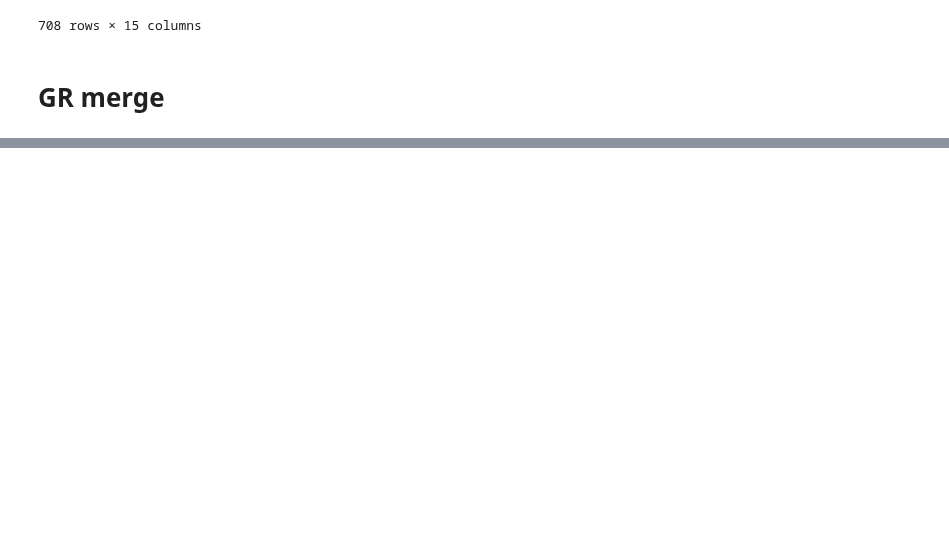
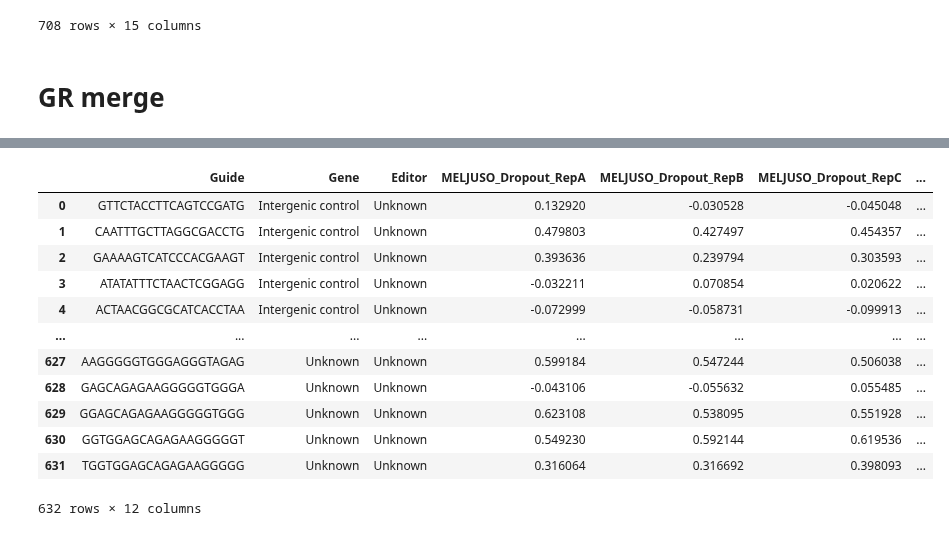
Before and after one commit to QuantitativeBiology/BECancerResistome, a Jupyter notebook: BECancerResistome/Processing/merging.ipynb, the cells around one changed output, grey strips where cells are left out. Cells and saved outputs as stored; diff of their text form; code cells hidden in the pictures; blank space fills up the shorter version.

```diff
--- a/BECancerResistome/Processing/merging.ipynb
+++ b/BECancerResistome/Processing/merging.ipynb
@@ -3,3 +3,8 @@
 # %%
 import numpy as np
 import pandas as pd
+from dotenv import load_dotenv
+import os
+
+load_dotenv()
+base_dir = os.getenv("BASE_DIR")
@@ -182,0 +115,29 @@ bes
+# %%
+#for counts files better concat
+A540=os.path.join(base_dir,'5_LFC/GR/GR_A549_ABE_CBE_MELJUSO_CBE_LFC.csv')
+MELJURO=os.path.join(base_dir,'5_LFC/GR/GR_MELJUSO_ABE_LFC.csv')
+f=pd.read_csv(A540)
+g=pd.read_csv(MELJURO)
+
+f["Gene"] = f["Gene"].fillna("Unknown")
+f['Editor']=  f["Editor"].fillna("Unknown")
+g["Gene"] = g["Gene"].fillna("Unknown")
+g['Editor']=  g["Editor"].fillna("Unknown")
+merge_GR_lfc=pd.concat([f,g],ignore_index=True)
+merge_GR_lfc.to_csv(os.path.join(base_dir,'5_LFC/GR/merge_RH_z.csv'))
+# %%
+pd.concat([f,g],ignore_index=True)
+# %% [output]
+|  | Guide | Gene | Editor | MELJUSO_Dropout_RepA | MELJUSO_Dropout_RepB | MELJUSO_Dropout_RepC | ... |
+| 0 | GTTCTACCTTCAGTCCGATG | Intergenic control | Unknown | 0.132920 | -0.030528 | -0.045048 | ... |
+| 1 | CAATTTGCTTAGGCGACCTG | Intergenic control | Unknown | 0.479803 | 0.427497 | 0.454357 | ... |
+| 2 | GAAAAGTCATCCCACGAAGT | Intergenic control | Unknown | 0.393636 | 0.239794 | 0.303593 | ... |
+| 3 | ATATATTTCTAACTCGGAGG | Intergenic control | Unknown | -0.032211 | 0.070854 | 0.020622 | ... |
+| 4 | ACTAACGGCGCATCACCTAA | Intergenic control | Unknown | -0.072999 | -0.058731 | -0.099913 | ... |
+| ... | ... | ... | ... | ... | ... | ... | ... |
+| 627 | AAGGGGGTGGGAGGGTAGAG | Unknown | Unknown | 0.599184 | 0.547244 | 0.506038 | ... |
+| 628 | GAGCAGAGAAGGGGGTGGGA | Unknown | Unknown | -0.043106 | -0.055632 | 0.055485 | ... |
+| 629 | GGAGCAGAGAAGGGGGTGGG | Unknown | Unknown | 0.623108 | 0.538095 | 0.551928 | ... |
+| 630 | GGTGGAGCAGAGAAGGGGGT | Unknown | Unknown | 0.549230 | 0.592144 | 0.619536 | ... |
+| 631 | TGGTGGAGCAGAGAAGGGGG | Unknown | Unknown | 0.316064 | 0.316692 | 0.398093 | ... |
+632 rows × 12 columns
```
Also changed, not shown: parts of 18 cells of this notebook, 2 other files.
